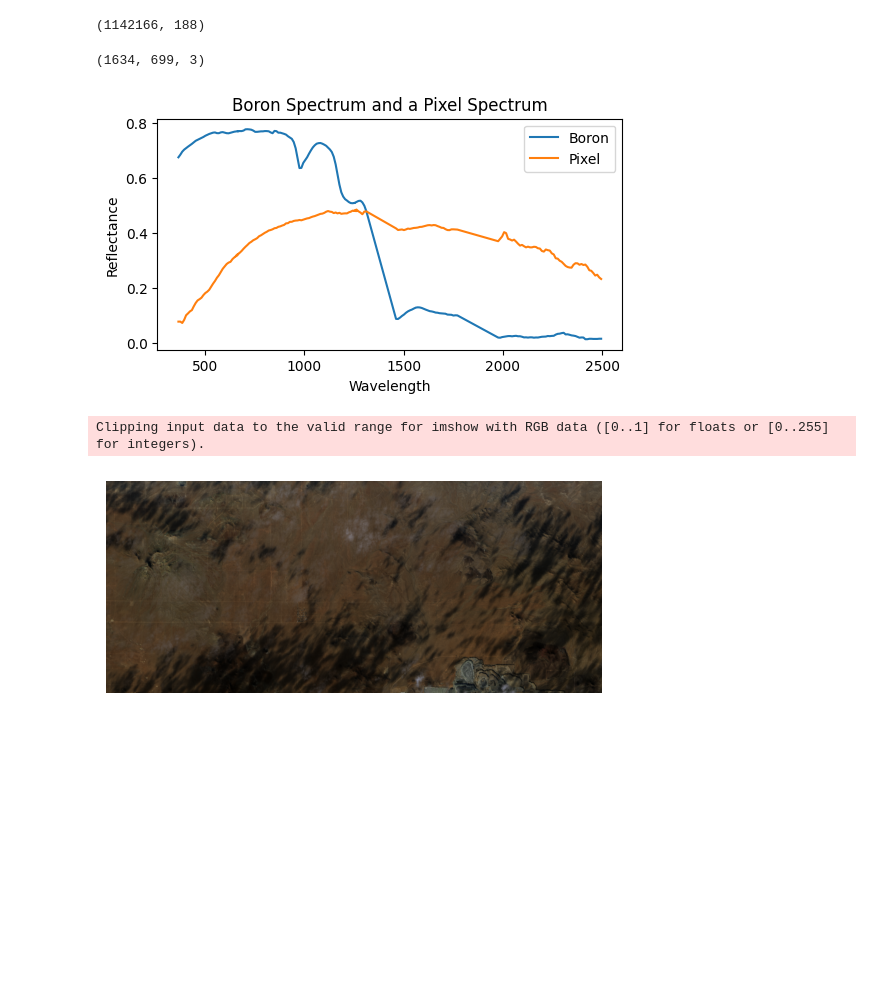
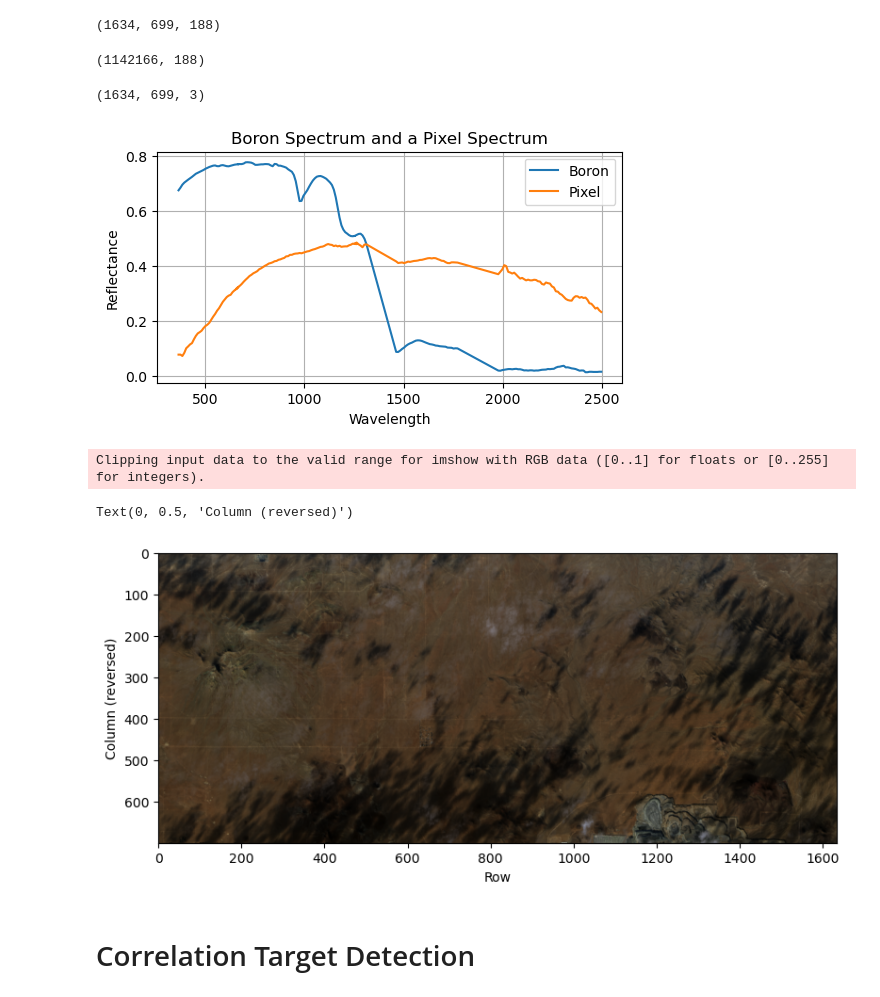
Before and after one commit to wbasener/Hyperspectral-Target-Detection, a Jupyter notebook: target-detection.ipynb, the cells around one changed output. Saved outputs shown, nothing was run; the diff lists cells and outputs as text; code cells hidden in the pictures; blank space fills up the shorter version.

```diff
--- a/target-detection.ipynb
+++ b/target-detection.ipynb
@@ -21,25 +29,35 @@ im_list = np.reshape(im_arr, (nRows*nCols, nBands))
 # %%
-im_list.shape
+imArr.shape
 # %% [output]
-(1142166, 188)
+(1634, 699, 188)
 # %%
-im_rgb.shape
+imList.shape
 # %% [output]
-(1634, 699, 3)
+(1142166, 188)
+# %%
+imRGB.shape
+# %% [output]
+(1634, 699, 3)
 # %%
 # Plot the target spectrum
 fig = plt.figure(figsize=(6,3))
 plt.plot(wl, lib.spectra[0,:], label='Boron');
-plt.plot(wl, im_list[1000,:].flatten(), label='Pixel');
+plt.plot(wl, imList[1000,:].flatten(), label='Pixel');
 plt.title('Boron Spectrum and a Pixel Spectrum')
 plt.xlabel('Wavelength')
 plt.ylabel('Reflectance');
+plt.grid(True)
 plt.legend();
 # %% [output]
-[figure, old version]
+[figure, new version]
-# %%
-plt.imshow(np.rot90(im_rgb))
-plt.axis('off');
-# %% [output]
-Clipping input data to the valid range for imshow with RGB data ([0..1] for floats or [0..255] for integers).
-[figure, removed]
+# %%
+plt.figure(figsize=(10,4))
+plt.imshow(np.rot90(imRGB))
+plt.xlabel('Row')
+plt.ylabel('Column (reversed)')
+# %% [output]
+Clipping input data to the valid range for imshow with RGB data ([0..1] for floats or [0..255] for integers).
+Text(0, 0.5, 'Column (reversed)')
+[figure, added]
+# %% [markdown]
+# Correlation Target Detection
```
Also changed, not shown: parts of 23 cells of this notebook, 11 other files.
